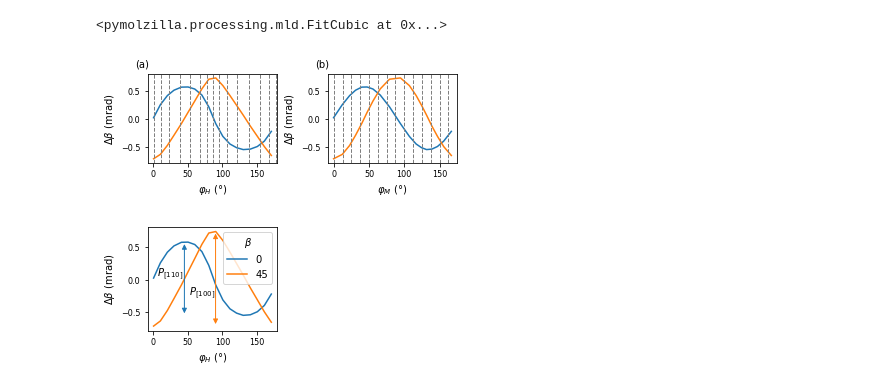
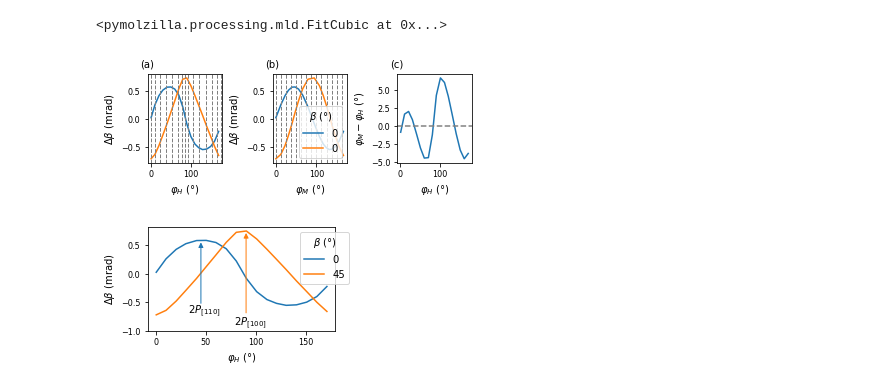
Before and after one commit to vladidobro/thesis, a Jupyter notebook: data/mag-pmld-ukazka.ipynb, the cells around one changed output. Cells and saved outputs as stored; diff of their text form; code cells hidden in the pictures.

```diff
--- a/data/mag-pmld-ukazka.ipynb
+++ b/data/mag-pmld-ukazka.ipynb
@@ -59,13 +59,16 @@ def fn(x):
 
 phihticks = np.vectorize(fn)(phimticks)
 # %%
-fig, (ax1,ax2) = plt.subplots(1,2,figsize=(5,2),constrained_layout=True)
+fig, (ax1,ax2, ax3) = plt.subplots(1,3,figsize=(5.2,2),constrained_layout=True)
 
-ax1.plot(phih,c)
-ax1.plot(phih,s)
+ax1.plot(phih,c,label='0')
+ax1.plot(phih,s,label='45')
 
-ax2.plot(phim,c)
-ax2.plot(phim,s)
+ax2.plot(phim,c,label='0')
+ax2.plot(phim,s,label='0')
+
+ax3.plot(phih, phim-phih)
+ax3.axhline(y=0, color='gray', linestyle='dashed')
 
 for m in phihticks:
     ax1.axvline(x=m, color='gray', linestyle='dashed', linewidth=1)
@@ -73,40 +76,47 @@ for m in phimticks:
     ax2.axvline(x=m, color='gray', linestyle='dashed', linewidth=1)
 
 ax1.set_xlabel(r'$\varphi_H$ ($\degree$)')
+ax3.set_xlabel(r'$\varphi_H$ ($\degree$)')
 ax2.set_xlabel(r'$\varphi_M$ ($\degree$)')
 ax1.set_ylabel(r'$\Delta\beta$ (mrad)')
 ax2.set_ylabel(r'$\Delta\beta$ (mrad)')
+ax3.set_ylabel(r'$\varphi_M - \varphi_H$ ($\degree$)')
 
 ax1.text(-0.1, 1.08, "(a)", transform=ax1.transAxes)
 ax2.text(-0.1, 1.08, "(b)", transform=ax2.transAxes)
+ax3.text(-0.1, 1.08, "(c)", transform=ax3.transAxes)
+
+ax2.legend(loc='lower right',title=r'$\beta$ ($\degree$)')
 
 
 fig.savefig('out/anizotropie-ukazka.pdf')
 # %% [output]
-[figure, old version]
+[figure, new version]
 # %%
-fig2, ax = plt.subplots(figsize=(2.5,2),constrained_layout=True)
+fig2, ax = plt.subplots(figsize=(3.5,2),constrained_layout=True)
 
-ax.plot(phih,c, label='0')
+ax.plot(phih,c, label=r'0')
 ax.plot(phih,s, label='45')
 
-ax.legend(title=r'$\beta$')
+ax.legend(title=r'$\beta$ ($\degree$)', bbox_to_anchor=(1.1,1))
 
 ax.set_xlabel(r'$\varphi_H$ ($\degree$)')
 ax.set_ylabel(r'$\Delta\beta$ (mrad)')
 
 ax.annotate('', xy=(45,c.min()), xytext=(45,c.max()),
             xycoords='data', textcoords='data',
-            arrowprops={'arrowstyle': '<|-|>', 'color':'C0'}, color='yellow')
+            arrowprops={'arrowstyle': '<|-', 'color':'C0'}, color='yellow')
 
 ax.annotate('', xy=(90,s.min()), xytext=(90,s.max()),
             xycoords='data', textcoords='data',
-            arrowprops={'arrowstyle': '<|-|>', 'color':'C1'}, color='yellow')
+            arrowprops={'arrowstyle': '<|-', 'color':'C1'}, color='yellow')
 
-ax.annotate(r'$P_{[110]}$',xy=(44,0.1), ha='right', va='center')
+ax.annotate(r'$2P_{[110]}$',xy=(65,-0.65), ha='right', va='center')
 
-ax.annotate(r'$P_{[100]}$',xy=(89,-0.2), ha='right', va='center')
+ax.annotate(r'$2P_{[100]}$',xy=(110,-0.85), ha='right', va='center')
+
+ax.set_ylim(ymin=-1)
 
 fig2.savefig('out/pmld-ukazka.pdf')
 # %% [output]
-[figure, old version]
+[figure, new version]
```
Also changed, not shown: 15 other files.
